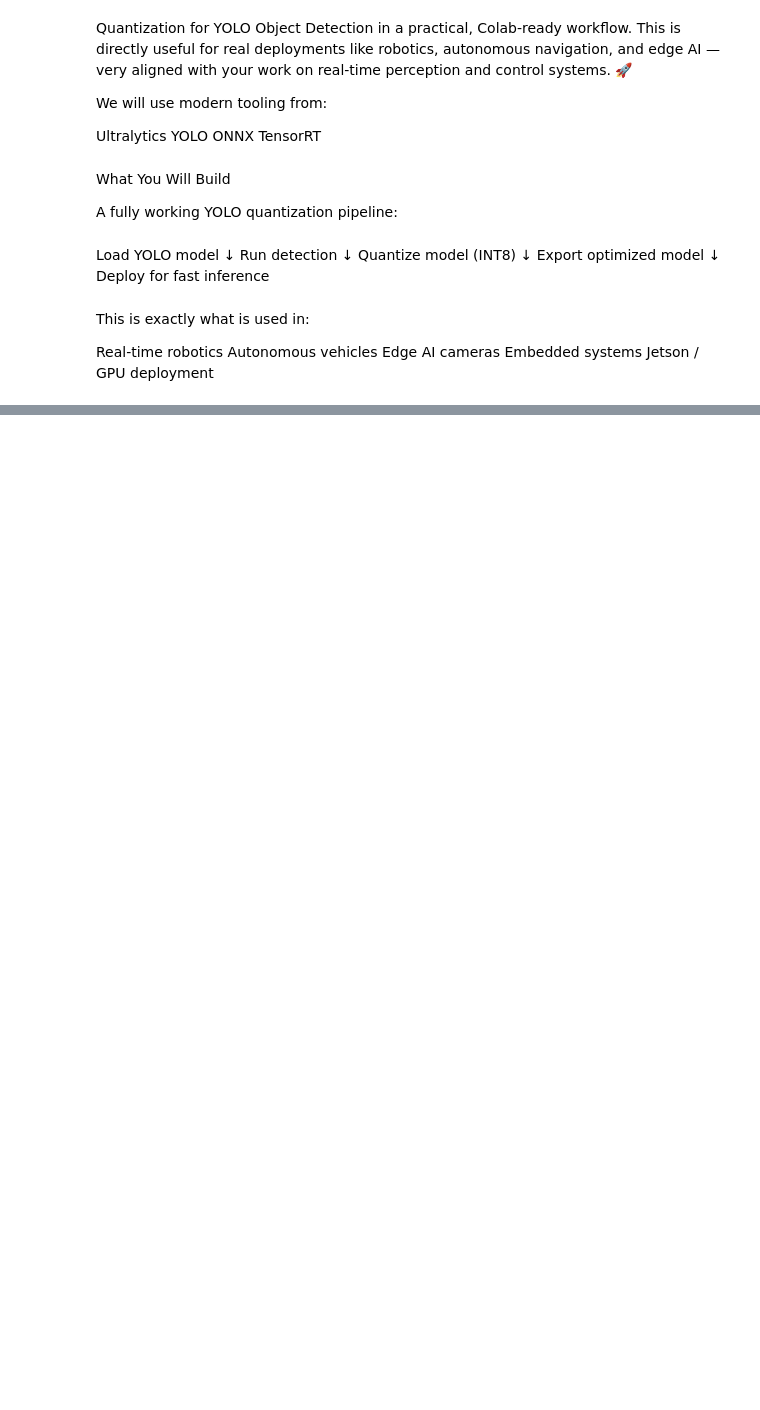
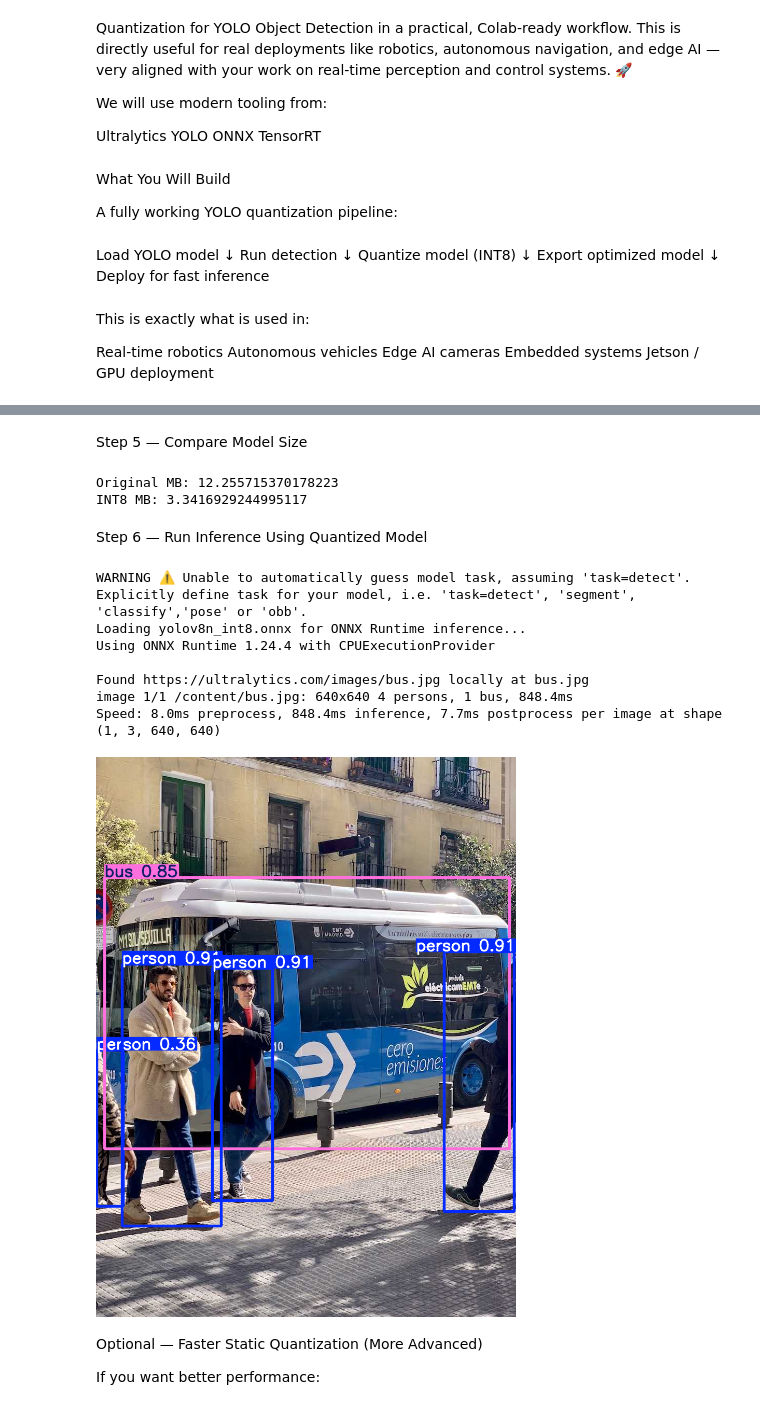
Before and after one commit to kbsha/AI-model-Quantization, a Jupyter notebook: AI_model_quantization_for_YOLO_v.ipynb, the cells around one changed output, grey strips where cells are left out. Drawn from its saved outputs; the diff is of its cells as text; code cells hidden in the pictures; blank space fills up the shorter version.

```diff
--- a/AI_model_quantization_for_YOLO_v.ipynb
+++ b/AI_model_quantization_for_YOLO_v.ipynb
@@ -34,0 +195,38 @@ Jetson / GPU deployment
+# %% [markdown]
+Step 5 — Compare Model Size
+# %%
+import os
+
+original = os.path.getsize("yolov8n.onnx")
+quantized = os.path.getsize("yolov8n_int8.onnx")
+
+print("Original MB:", original / 1024 / 1024)
+print("INT8 MB:", quantized / 1024 / 1024)
+# %% [output]
+Original MB: 12.255715370178223
+INT8 MB: 3.3416929244995117
+# %% [markdown]
+Step 6 — Run Inference Using Quantized Model
+# %%
+from ultralytics import YOLO
+
+model = YOLO("yolov8n_int8.onnx")
+
+results = model(
+    "https://ultralytics.com/images/bus.jpg"
+)
+
+results[0].show()
+# %% [output]
+WARNING ⚠️ Unable to automatically guess model task, assuming 'task=detect'. Explicitly define task for your model, i.e. 'task=detect', 'segment', 'classify','pose' or 'obb'.
+Loading yolov8n_int8.onnx for ONNX Runtime inference...
+Using ONNX Runtime 1.24.4 with CPUExecutionProvider
+
+Found https://ultralytics.com/images/bus.jpg locally at bus.jpg
+image 1/1 /content/bus.jpg: 640x640 4 persons, 1 bus, 848.4ms
+Speed: 8.0ms preprocess, 848.4ms inference, 7.7ms postprocess per image at shape (1, 3, 640, 640)
+[figure, added]
+# %% [markdown]
+Optional — Faster Static Quantization (More Advanced)
+
+If you want better performance:
```
Also changed, not shown: parts of 25 cells of this notebook.
